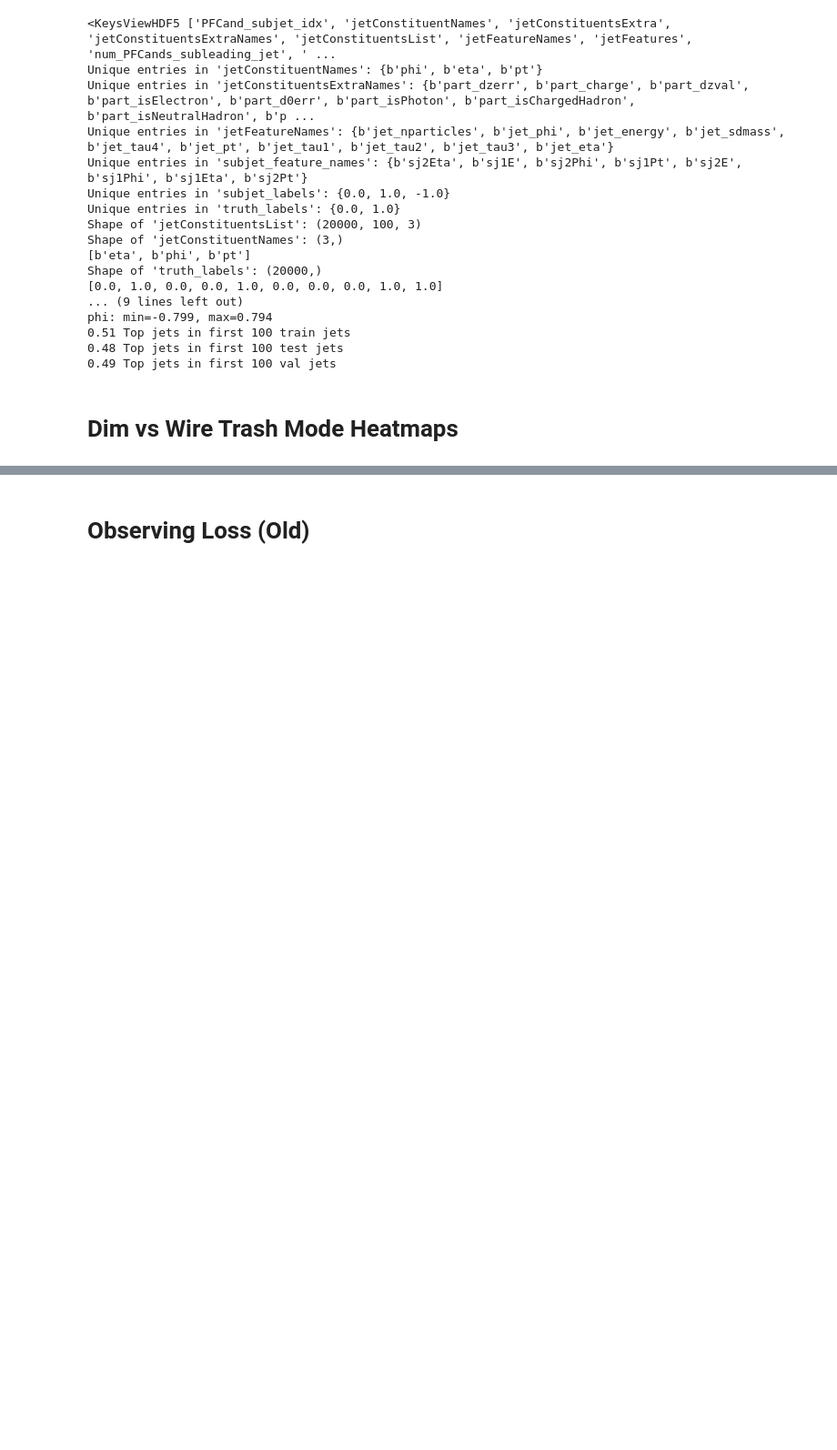
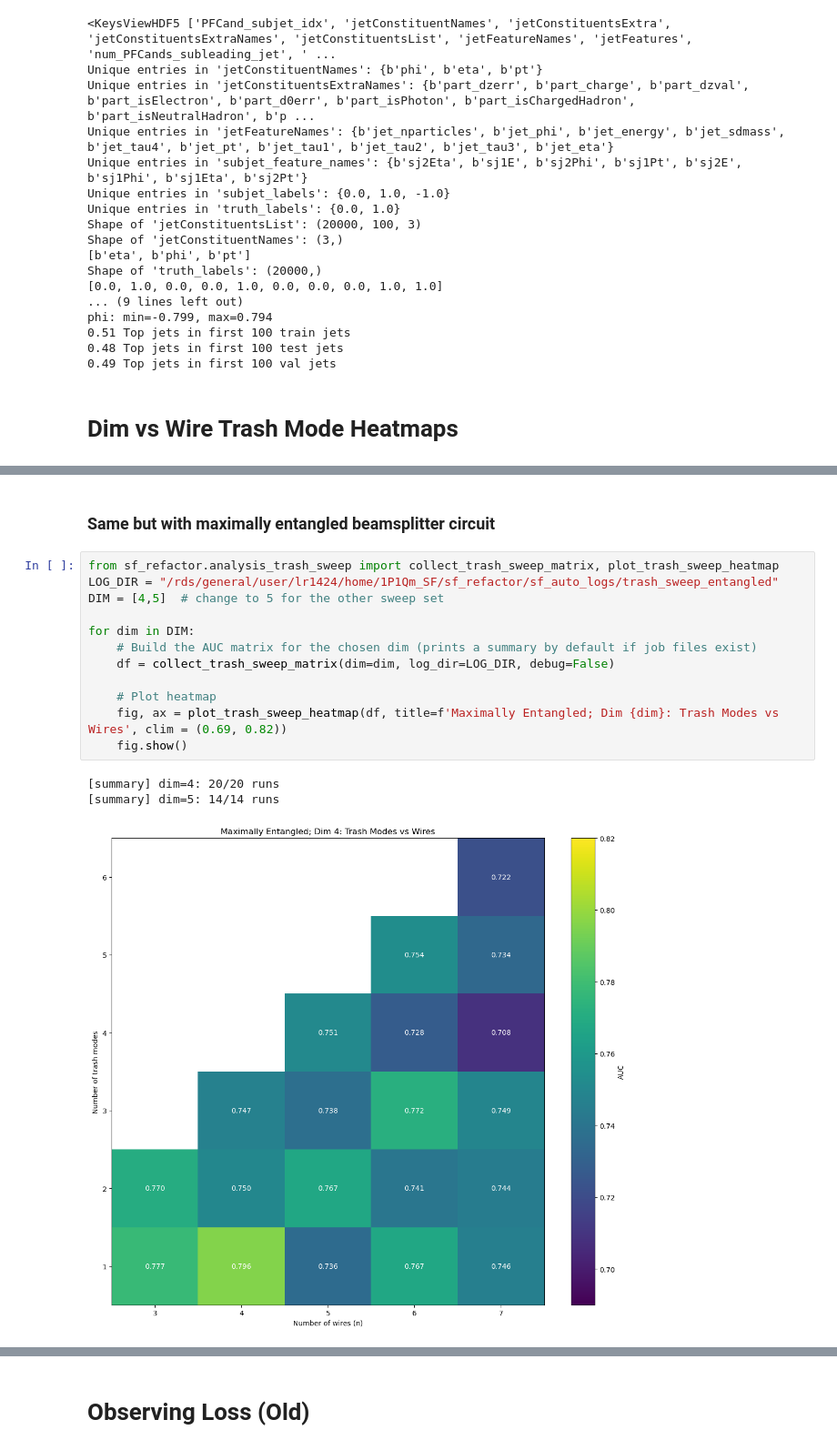
Before and after one commit to Lrozzy/1P1Qm_SF, a Jupyter notebook: sandbox.ipynb, the cells around one changed output, grey strips where cells are left out. Shown at 91% size. Cells and saved outputs as stored; diff of their text form; blank space fills up the shorter version.

```diff
--- a/sandbox.ipynb
+++ b/sandbox.ipynb
@@ -131,0 +130,18 @@ for dim in DIM:
+# %% [markdown]
+### Same but with maximally entangled beamsplitter circuit
+# %%
+from sf_refactor.analysis_trash_sweep import collect_trash_sweep_matrix, plot_trash_sweep_heatmap
+LOG_DIR = "/rds/general/user/lr1424/home/1P1Qm_SF/sf_refactor/sf_auto_logs/trash_sweep_entangled"
+DIM = [4,5]  # change to 5 for the other sweep set
+
+for dim in DIM:
+    # Build the AUC matrix for the chosen dim (prints a summary by default if job files exist)
+    df = collect_trash_sweep_matrix(dim=dim, log_dir=LOG_DIR, debug=False)
+
+    # Plot heatmap
+    fig, ax = plot_trash_sweep_heatmap(df, title=f'Maximally Entangled; Dim {dim}: Trash Modes vs Wires', clim = (0.69, 0.82))
+    fig.show()
+# %% [output]
+[summary] dim=4: 20/20 runs
+[summary] dim=5: 14/14 runs
+[figure, added]
```
Also changed, not shown: parts of 4 cells of this notebook, 5 other files.
